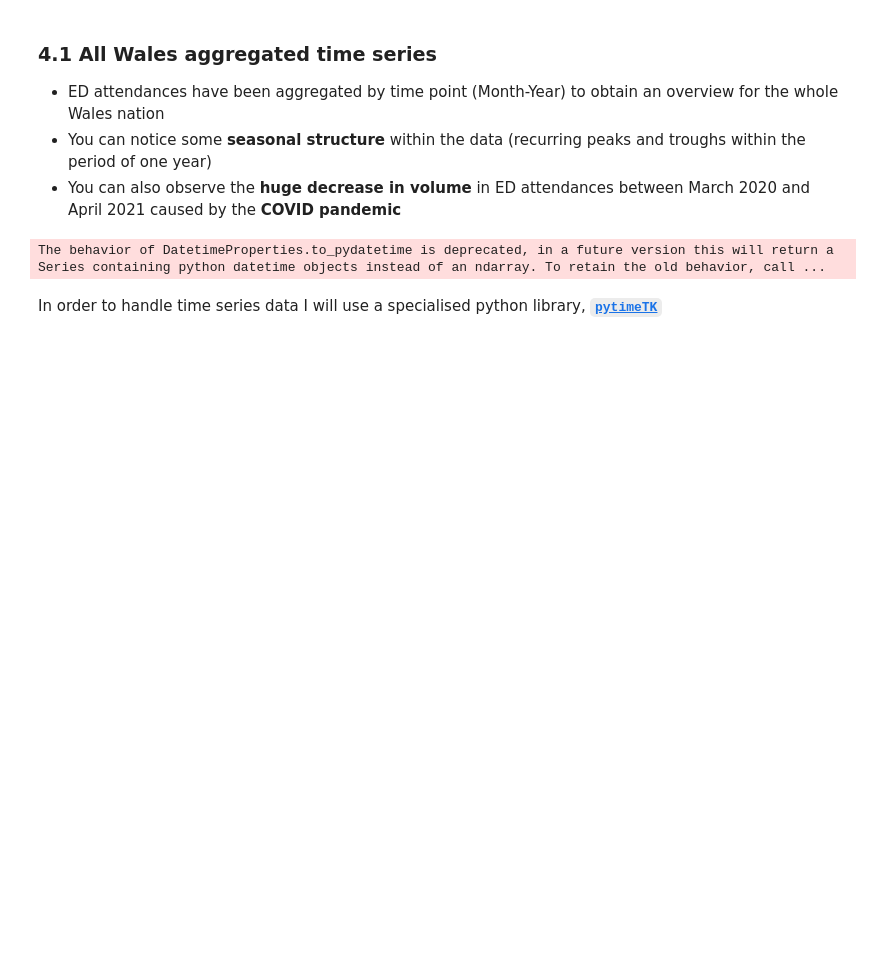
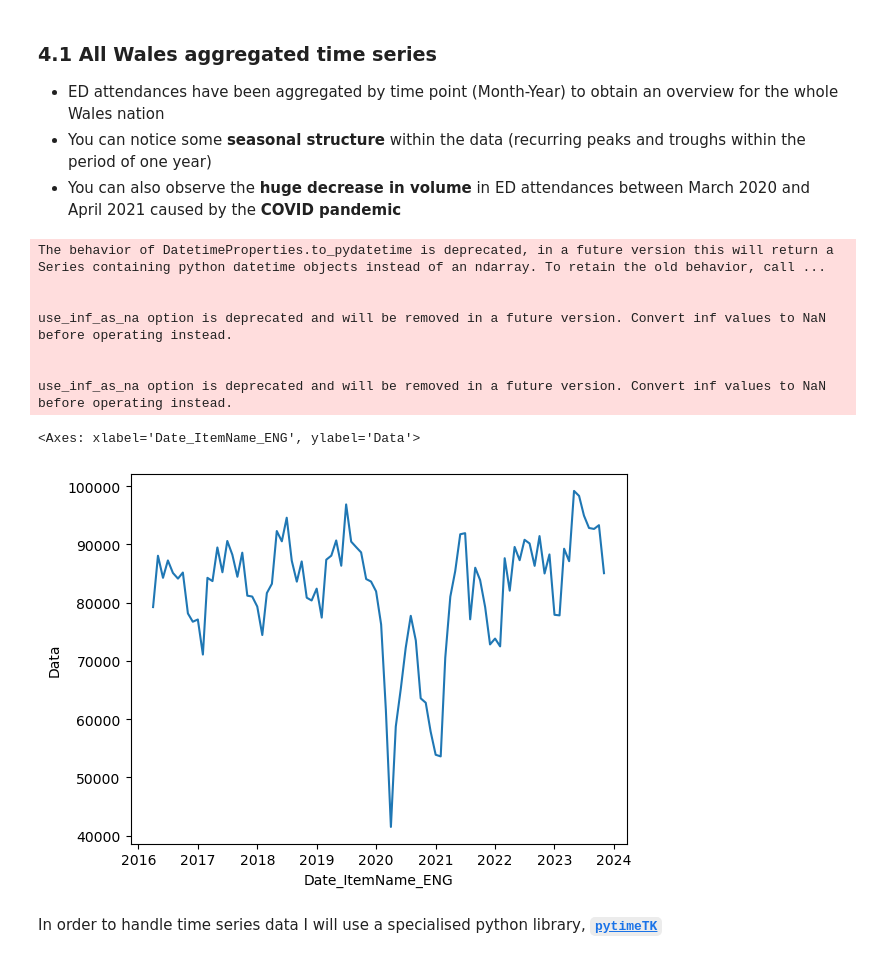
Before and after one commit to AuraFrizzati/python2-swansea-course, a Jupyter notebook: final_project/final_project_python2_AuraFrizzati.ipynb, the cells around one changed output. Cells and saved outputs as stored; diff of their text form; code cells hidden in the pictures; blank space fills up the shorter version.

Commit message:
sns ts plot added

```diff
--- a/final_project/final_project_python2_AuraFrizzati.ipynb
+++ b/final_project/final_project_python2_AuraFrizzati.ipynb
@@ -232,13 +232,23 @@ import plotly.express as px
 # %%
 ## aggregate the data by year
 ED_wales_data_cln_AW = ED_wales_data_cln.groupby(['Date_ItemName_ENG'])['Data'].sum().reset_index()
 ED_wales_data_cln_AW['Date_ItemName_ENG'] = pd.to_datetime(ED_wales_data_cln_AW['Date_ItemName_ENG'], format = '%B %Y')
 
 ## create the interactive time plot
 fig = px.line(ED_wales_data_cln_AW.sort_values(by='Date_ItemName_ENG'),x='Date_ItemName_ENG', y='Data')
 fig.show()
+
+sns.lineplot(x="Date_ItemName_ENG", y="Data", data=ED_wales_data_cln_AW)
 # %% [output]
 The behavior of DatetimeProperties.to_pydatetime is deprecated, in a future version this will return a Series containing python datetime objects instead of an ndarray. To retain the old behavior, call ...
+
+
+use_inf_as_na option is deprecated and will be removed in a future version. Convert inf values to NaN before operating instead.
+
+
+use_inf_as_na option is deprecated and will be removed in a future version. Convert inf values to NaN before operating instead.
+<Axes: xlabel='Date_ItemName_ENG', ylabel='Data'>
+[figure, added]
 # %% [markdown]
 In order to handle time series data I will use a specialised python library, [**`pytimeTK`**](https://business-science.github.io/pytimetk/guides/01_visualization.html)
 # %%
```
Also changed, not shown: parts of 1 cell of this notebook.
